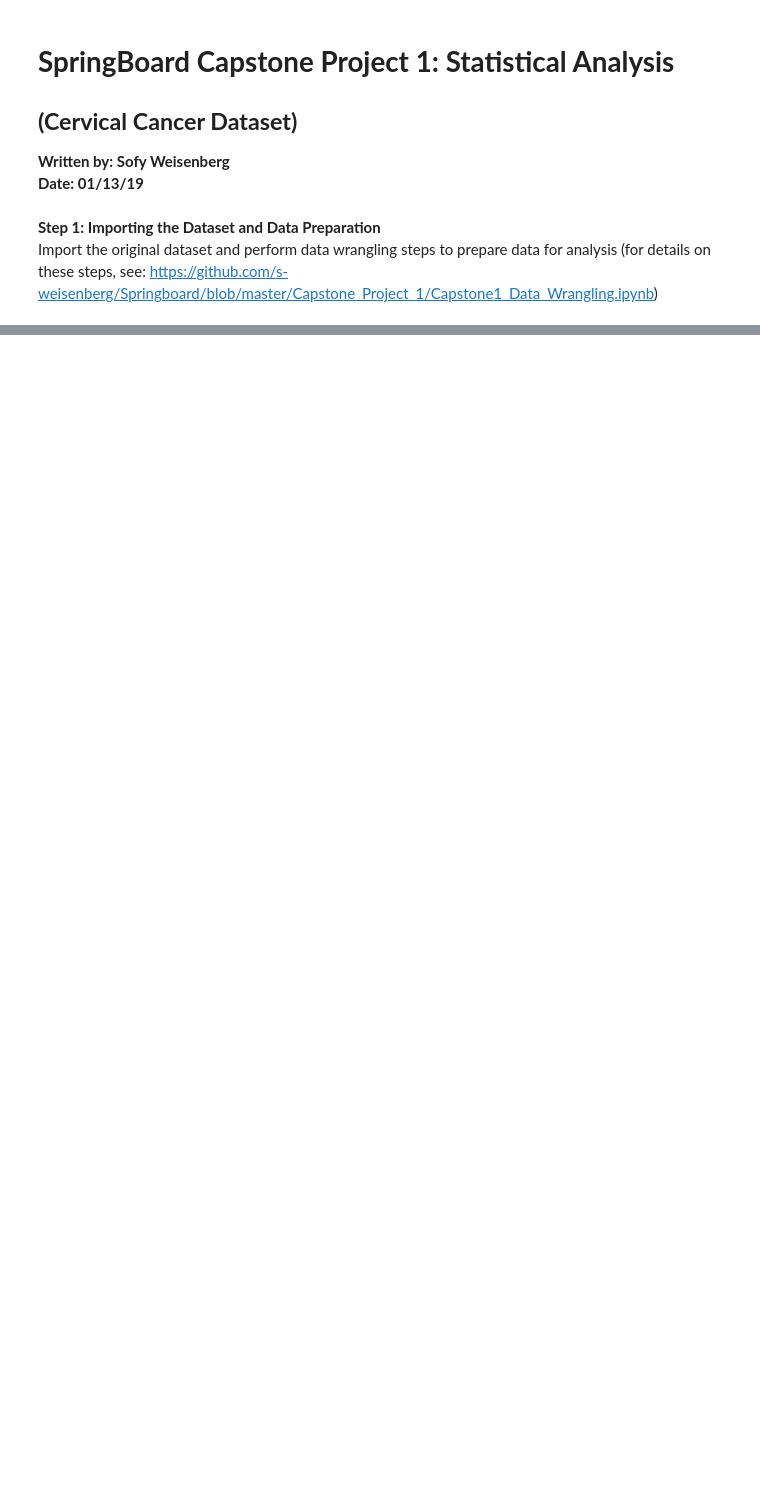
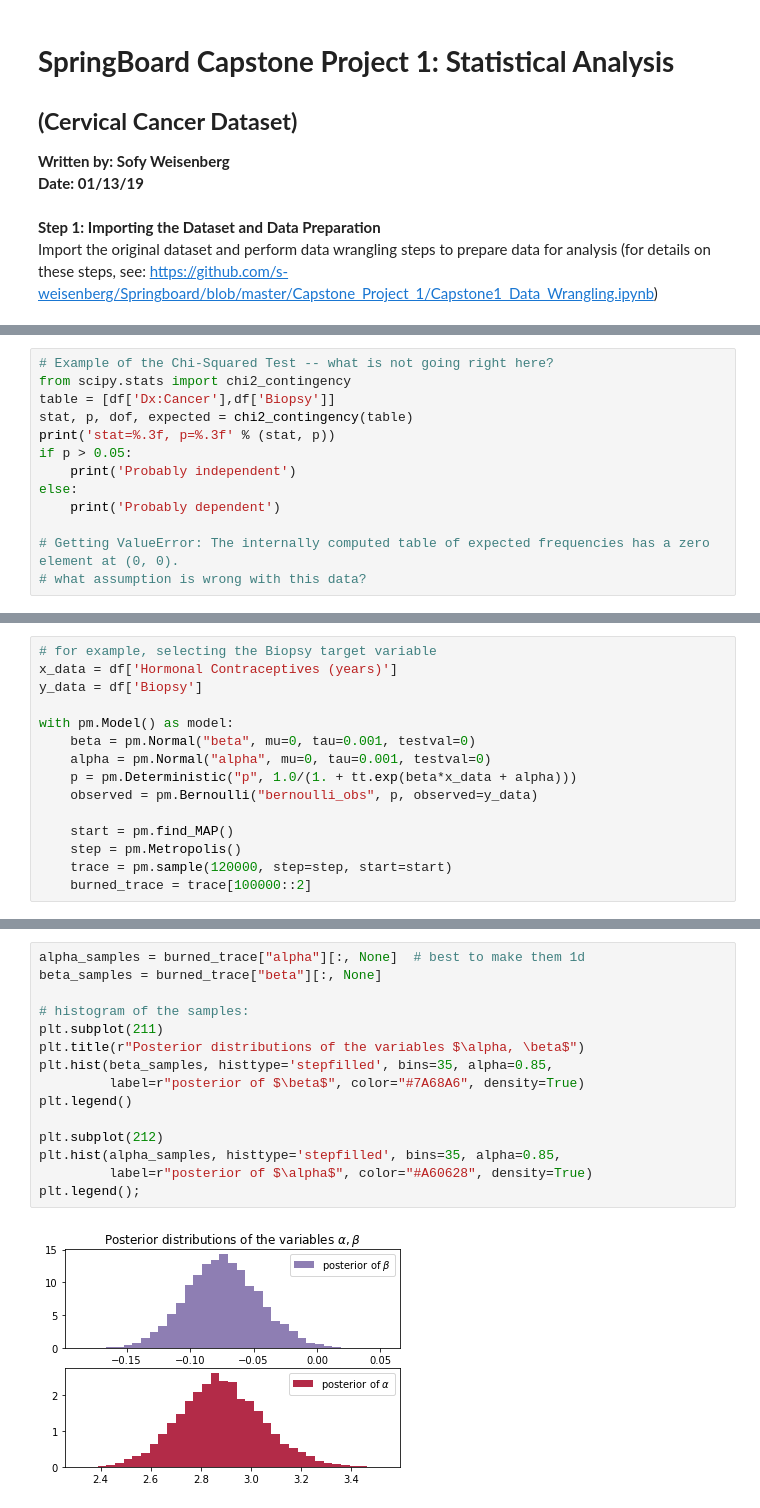
Before and after one commit to s-weisenberg/Data-Science-Projects, a Jupyter notebook: Capstone_Project_1/Capstone1_Statistical_Analysis.ipynb, the cells around one changed output, grey strips where cells are left out. Drawn from its saved outputs; the diff is of its cells as text; blank space fills up the shorter version.

```diff
--- a/Capstone_Project_1/Capstone1_Statistical_Analysis.ipynb
+++ b/Capstone_Project_1/Capstone1_Statistical_Analysis.ipynb
@@ -43,0 +89,13 @@ Is there a statistically significant difference between the proportion of positi
+# %%
+# Example of the Chi-Squared Test -- what is not going right here?
+from scipy.stats import chi2_contingency
+table = [df['Dx:Cancer'],df['Biopsy']]
+stat, p, dof, expected = chi2_contingency(table)
+print('stat=%.3f, p=%.3f' % (stat, p))
+if p > 0.05:
+    print('Probably independent')
+else:
+    print('Probably dependent')
+
+# Getting ValueError: The internally computed table of expected frequencies has a zero element at (0, 0).
+# what assumption is wrong with this data?
@@ -43,0 +138,15 @@ Is there a statistically significant difference between the proportion of positi
+# %%
+# for example, selecting the Biopsy target variable
+x_data = df['Hormonal Contraceptives (years)']
+y_data = df['Biopsy']
+
+with pm.Model() as model:
+    beta = pm.Normal("beta", mu=0, tau=0.001, testval=0)
+    alpha = pm.Normal("alpha", mu=0, tau=0.001, testval=0)
+    p = pm.Deterministic("p", 1.0/(1. + tt.exp(beta*x_data + alpha)))
+    observed = pm.Bernoulli("bernoulli_obs", p, observed=y_data)
+
+    start = pm.find_MAP()
+    step = pm.Metropolis()
+    trace = pm.sample(120000, step=step, start=start)
+    burned_trace = trace[100000::2]
@@ -43,0 +159,17 @@ Is there a statistically significant difference between the proportion of positi
+# %%
+alpha_samples = burned_trace["alpha"][:, None]  # best to make them 1d
+beta_samples = burned_trace["beta"][:, None]
+
+# histogram of the samples:
+plt.subplot(211)
+plt.title(r"Posterior distributions of the variables $\alpha, \beta$")
+plt.hist(beta_samples, histtype='stepfilled', bins=35, alpha=0.85,
+         label=r"posterior of $\beta$", color="#7A68A6", density=True)
+plt.legend()
+
+plt.subplot(212)
+plt.hist(alpha_samples, histtype='stepfilled', bins=35, alpha=0.85,
+         label=r"posterior of $\alpha$", color="#A60628", density=True)
+plt.legend();
+# %% [output]
+[figure, added]
```
Also changed, not shown: parts of 14 cells of this notebook.
